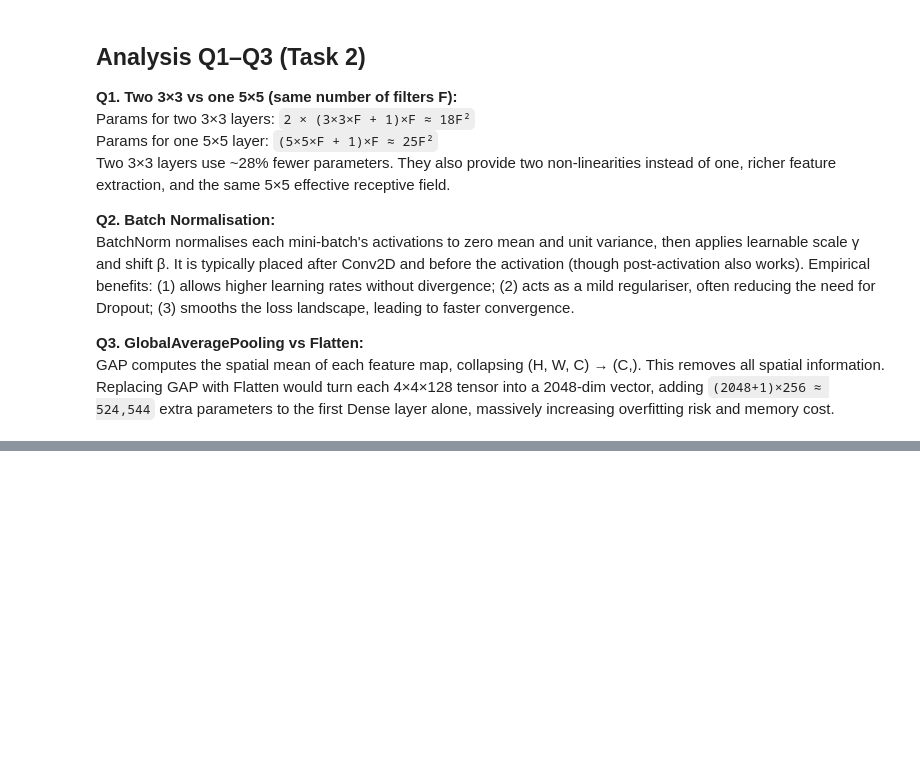
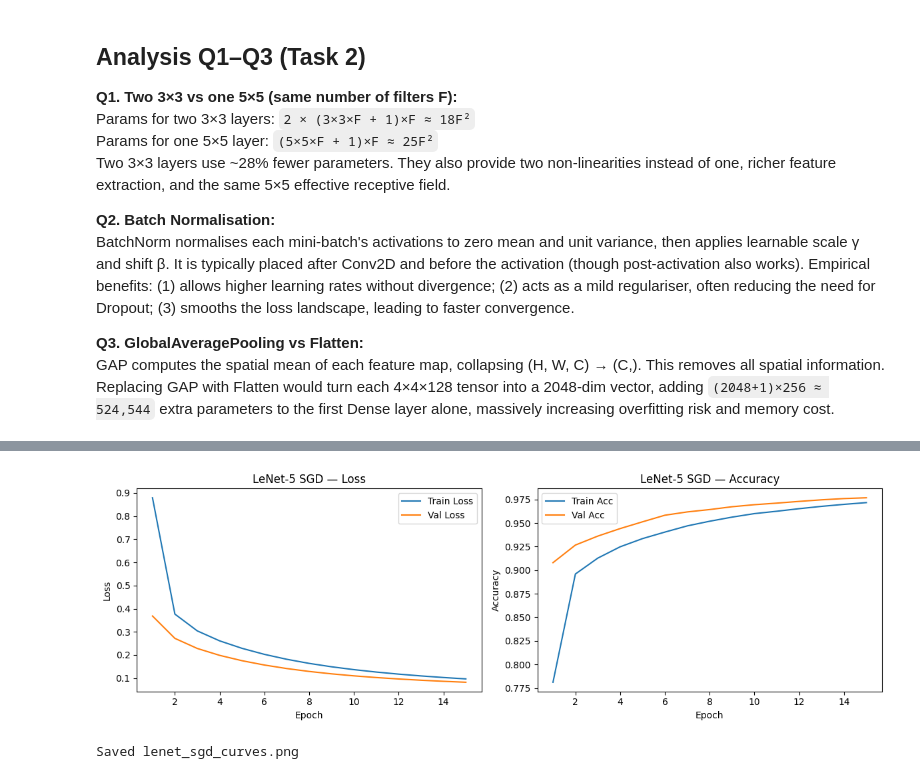
Before and after one commit to me-pranjal-jha/CNN_LAB_RGIPT, a Jupyter notebook: CNN_Lab_Assignment.ipynb, the cells around one changed output, grey strips where cells are left out. Cells and saved outputs as stored; diff of their text form; code cells hidden in the pictures; blank space fills up the shorter version.

```diff
--- a/CNN_Lab_Assignment.ipynb
+++ b/CNN_Lab_Assignment.ipynb
@@ -469,3 +469,23 @@ This removes all spatial information. Replacing GAP with Flatten would turn each
 4×4×128 tensor into a 2048-dim vector, adding `(2048+1)×256 ≈ 524,544` extra
 parameters to the first Dense layer alone, massively increasing overfitting risk
 and memory cost.
+# %%
+from tensorflow.keras.optimizers import SGD
+
+tf.random.set_seed(42)
+lenet = build_lenet5()
+lenet.compile(
+    optimizer=SGD(learning_rate=0.01),
+    loss='categorical_crossentropy',
+    metrics=['accuracy']
+)
+
+history_sgd = lenet.fit(
+    mnist_x_train_p, mnist_y_train_p,
+    epochs=15, batch_size=64,
+    validation_split=0.1,
+    verbose=1
+)
+
+test_loss, test_acc = lenet.evaluate(mnist_x_test_p, mnist_y_test_p, verbose=0)
+print(f"\nFinal test accuracy: {test_acc:.4f}")
@@ -471,0 +510,24 @@ and memory cost.
+# %%
+def plot_history(history, title, filename):
+    fig, (ax1, ax2) = plt.subplots(1, 2, figsize=(12, 4))
+    epochs = range(1, len(history.history['loss']) + 1)
+
+    ax1.plot(epochs, history.history['loss'],     label='Train Loss')
+    ax1.plot(epochs, history.history['val_loss'], label='Val Loss')
+    ax1.set_xlabel('Epoch'); ax1.set_ylabel('Loss')
+    ax1.set_title(f'{title} — Loss'); ax1.legend()
+
+    ax2.plot(epochs, history.history['accuracy'],     label='Train Acc')
+    ax2.plot(epochs, history.history['val_accuracy'], label='Val Acc')
+    ax2.set_xlabel('Epoch'); ax2.set_ylabel('Accuracy')
+    ax2.set_title(f'{title} — Accuracy'); ax2.legend()
+
+    plt.tight_layout()
+    plt.savefig(filename, dpi=120)
+    plt.show()
+
+plot_history(history_sgd, 'LeNet-5 SGD', 'lenet_sgd_curves.png')
+print('Saved lenet_sgd_curves.png')
+# %% [output]
+[figure, added]
+Saved lenet_sgd_curves.png
```
Also changed, not shown: parts of 8 cells of this notebook.
